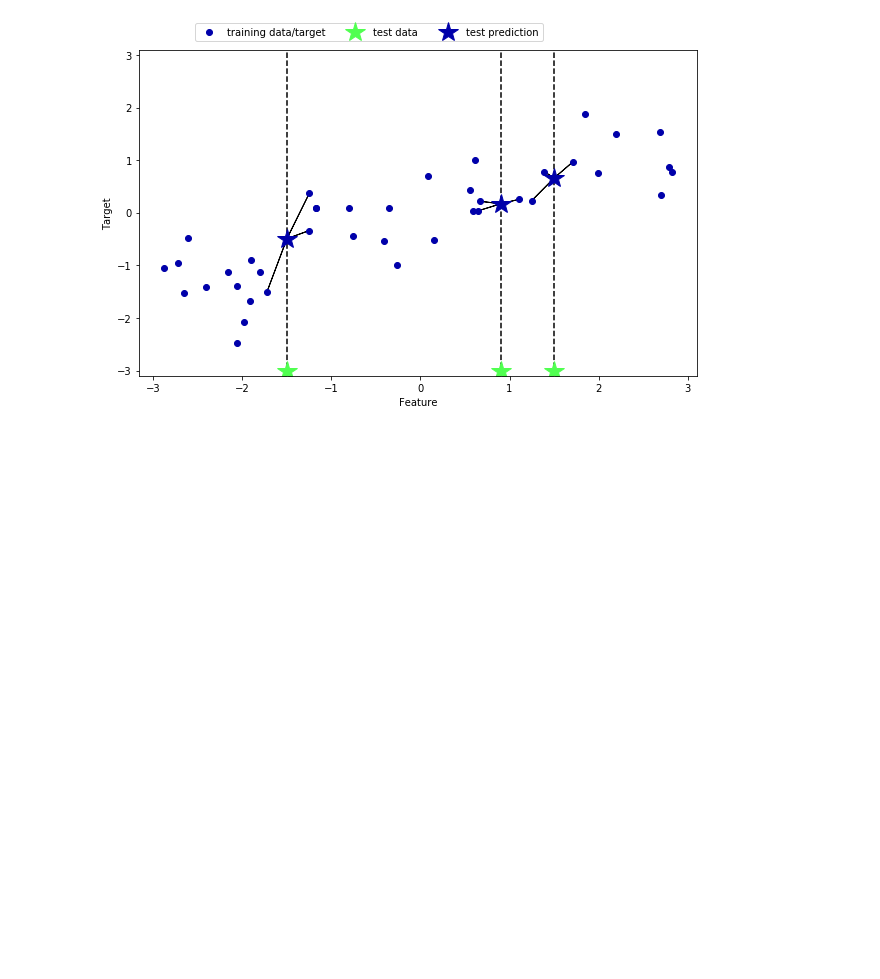
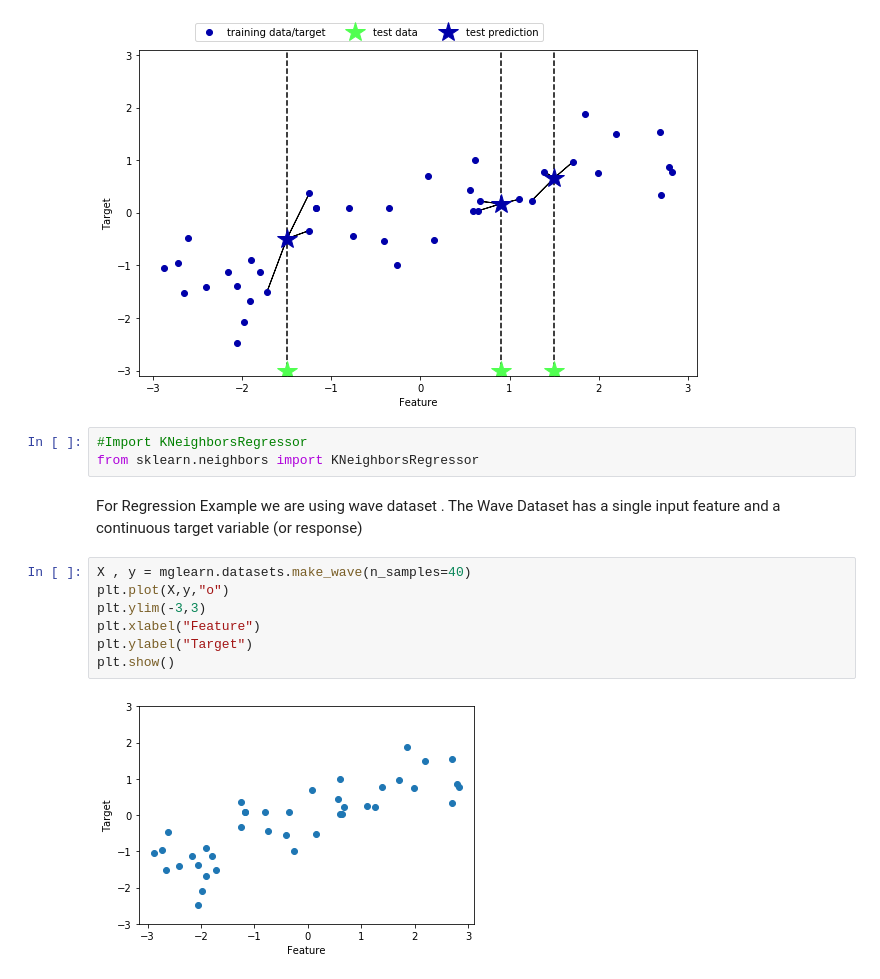
Before and after one commit to ArunJayan/Machine-Learning-Workspace, a Jupyter notebook: chapter 2/KNNRegression.ipynb, the cells around one changed output. Cells and saved outputs as stored; diff of their text form; blank space fills up the shorter version.

Commit message:
KNN Regression Example - using Wave Dataset

```diff
--- a/chapter 2/KNNRegression.ipynb
+++ b/chapter 2/KNNRegression.ipynb
@@ -14,3 +14,18 @@ mglearn.plots.plot_knn_regression(n_neighbors=3)
 plt.show()
 # %% [output]
 [figure]
+# %%
+#Import KNeighborsRegressor
+from sklearn.neighbors import KNeighborsRegressor
+# %% [markdown]
+For Regression Example we are using wave dataset .
+The Wave Dataset has a single input feature and a continuous target variable (or response)
+# %%
+X , y = mglearn.datasets.make_wave(n_samples=40)
+plt.plot(X,y,"o")
+plt.ylim(-3,3)
+plt.xlabel("Feature")
+plt.ylabel("Target")
+plt.show()
+# %% [output]
+[figure, added]
```
Also changed, not shown: parts of 2 cells of this notebook.
